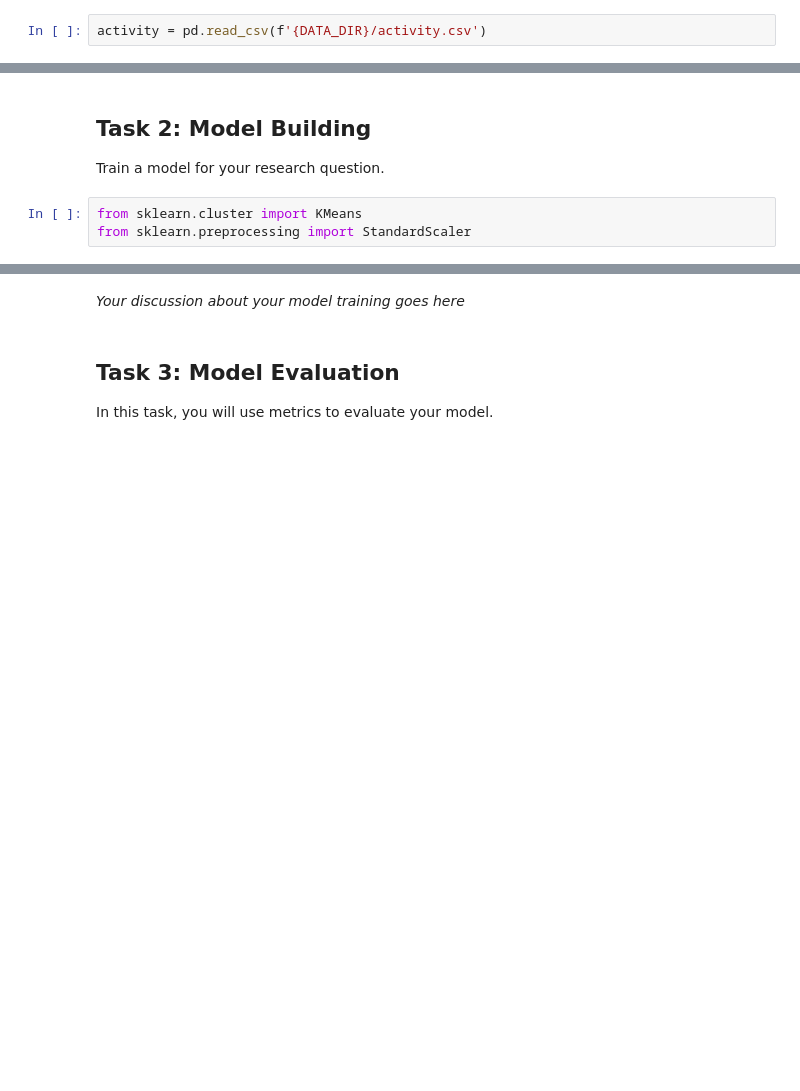
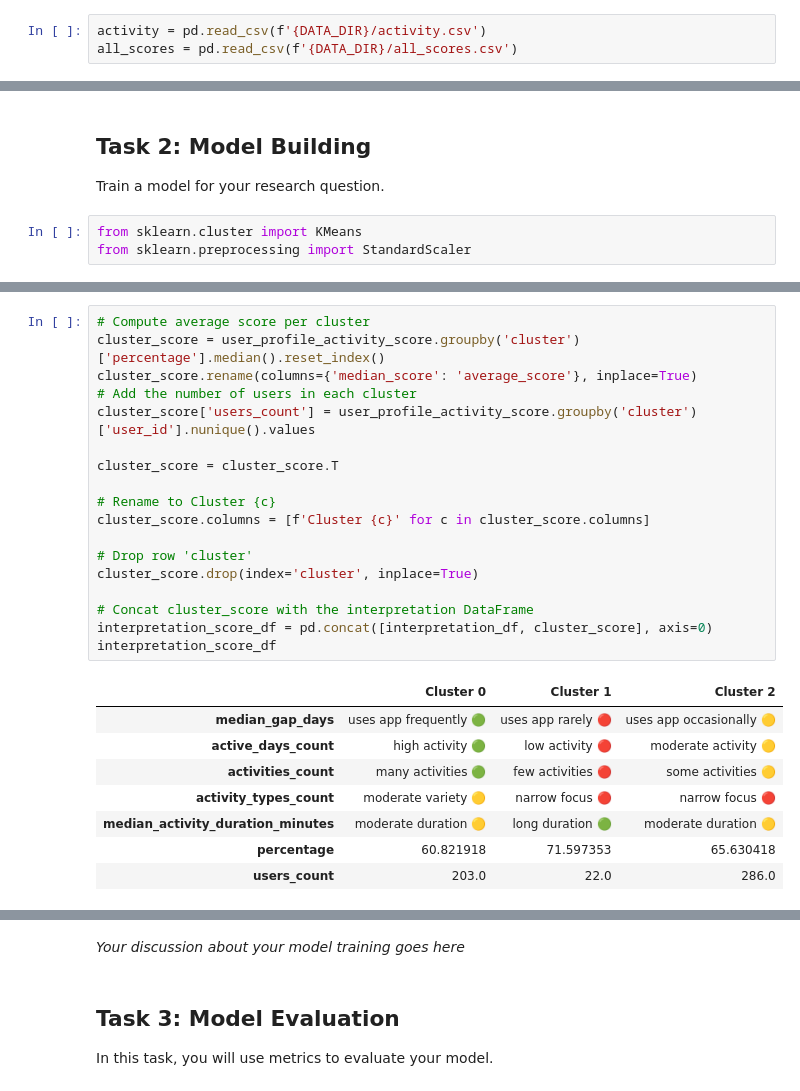
Before and after one commit to malenraychev/BigMMMBehaviour, a Jupyter notebook: m4_team-name.ipynb, the cells around one changed output, grey strips where cells are left out. Drawn from its saved outputs; the diff is of its cells as text; blank space fills up the shorter version.

```diff
--- a/m4_team-name.ipynb
+++ b/m4_team-name.ipynb
@@ -25,6 +25,7 @@ DATA_DIR = 'data'
 In this section, you are asked to preprocess your data in a way that is relevant for the model. Please include 1-2 visualizations of features / data explorations that are related to your downstream prediction task.
 # %%
 activity = pd.read_csv(f'{DATA_DIR}/activity.csv')
+all_scores = pd.read_csv(f'{DATA_DIR}/all_scores.csv')
 # %%
 # Cast timestamps to datetime
 activity['activity_started'] = pd.to_datetime(activity['activity_started'], unit='s')
@@ -371,0 +361,27 @@ display(interpretation_df)
+# %%
+# Compute average score per cluster
+cluster_score = user_profile_activity_score.groupby('cluster')['percentage'].median().reset_index()
+cluster_score.rename(columns={'median_score': 'average_score'}, inplace=True)
+# Add the number of users in each cluster
+cluster_score['users_count'] = user_profile_activity_score.groupby('cluster')['user_id'].nunique().values
+
+cluster_score = cluster_score.T
+
+# Rename to Cluster {c}
+cluster_score.columns = [f'Cluster {c}' for c in cluster_score.columns]
+
+# Drop row 'cluster'
+cluster_score.drop(index='cluster', inplace=True)
+
+# Concat cluster_score with the interpretation DataFrame
+interpretation_score_df = pd.concat([interpretation_df, cluster_score], axis=0)
+interpretation_score_df
+# %% [output]
+|  | Cluster 0 | Cluster 1 | Cluster 2 |
+| median_gap_days | uses app frequently 🟢 | uses app rarely 🔴 | uses app occasionally 🟡 |
+| active_days_count | high activity 🟢 | low activity 🔴 | moderate activity 🟡 |
+| activities_count | many activities 🟢 | few activities 🔴 | some activities 🟡 |
+| activity_types_count | moderate variety 🟡 | narrow focus 🔴 | narrow focus 🔴 |
+| median_activity_duration_minutes | moderate duration 🟡 | long duration 🟢 | moderate duration 🟡 |
+| percentage | 60.821918 | 71.597353 | 65.630418 |
+| users_count | 203.0 | 22.0 | 286.0 |
```
Also changed, not shown: parts of 6 cells of this notebook.
